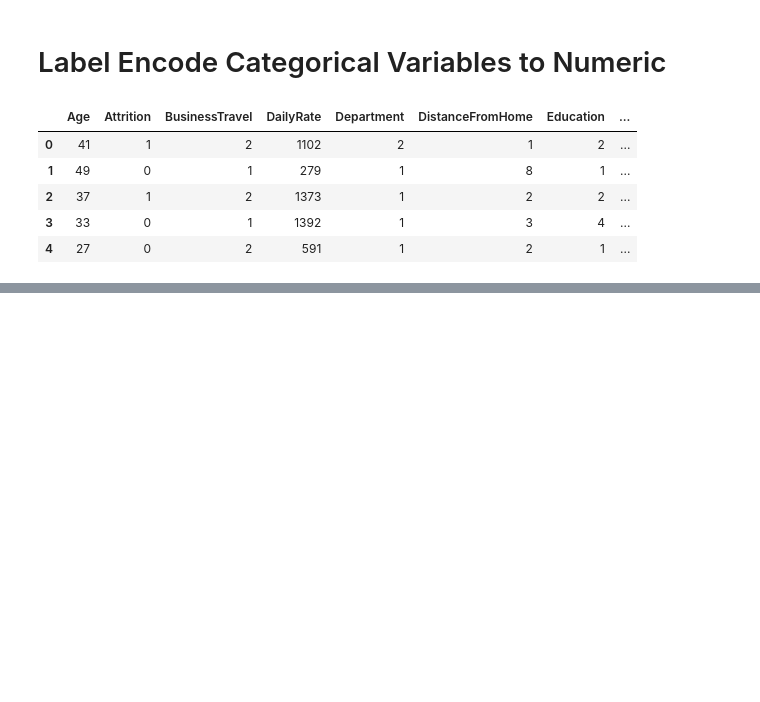
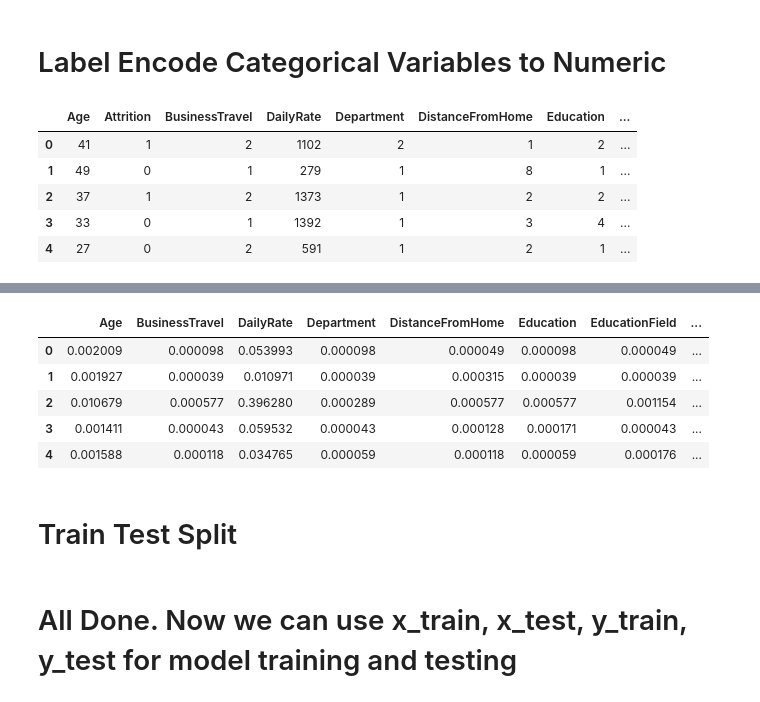
Before and after one commit to ArijitRoyDS/Learning-Data-Science, a Jupyter notebook: Exploratory-Data-Analysis/EDA-Techniques/Feature-Scaling-and-Standardization.ipynb, the cells around one changed output, grey strips where cells are left out. Cells and saved outputs as stored; diff of their text form; code cells hidden in the pictures; blank space fills up the shorter version.

```diff
--- a/Exploratory-Data-Analysis/EDA-Techniques/Feature-Scaling-and-Standardization.ipynb
+++ b/Exploratory-Data-Analysis/EDA-Techniques/Feature-Scaling-and-Standardization.ipynb
@@ -134,0 +170,18 @@ encoded_df.head(5)
+# %%
+# Save the Target Variable "Attrition" in variable y before normalization as Target Variable should not be normalized
+y2 = encoded_df2['Attrition'].values
+x2 = encoded_df2.drop(['Attrition'], axis=1)
+# %%
+norm = Normalizer()
+cols = x2.columns
+x2 = norm.fit_transform(x2)
+
+encoded_df2_normalized = pd.DataFrame(x2, columns = cols)
+encoded_df2_normalized.head(5)
+# %% [output]
+|  | Age | BusinessTravel | DailyRate | Department | DistanceFromHome | Education | EducationField | ... |
+| 0 | 0.002009 | 0.000098 | 0.053993 | 0.000098 | 0.000049 | 0.000098 | 0.000049 | ... |
+| 1 | 0.001927 | 0.000039 | 0.010971 | 0.000039 | 0.000315 | 0.000039 | 0.000039 | ... |
+| 2 | 0.010679 | 0.000577 | 0.396280 | 0.000289 | 0.000577 | 0.000577 | 0.001154 | ... |
+| 3 | 0.001411 | 0.000043 | 0.059532 | 0.000043 | 0.000128 | 0.000171 | 0.000043 | ... |
+| 4 | 0.001588 | 0.000118 | 0.034765 | 0.000059 | 0.000118 | 0.000059 | 0.000176 | ... |
@@ -134,0 +190,2 @@ encoded_df.head(5)
+# %% [markdown]
+# Train Test Split
@@ -134,0 +195,2 @@ encoded_df.head(5)
+# %% [markdown]
+# All Done. Now we can use x_train, x_test, y_train, y_test for model training and testing
```
Also changed, not shown: parts of 11 cells of this notebook.
